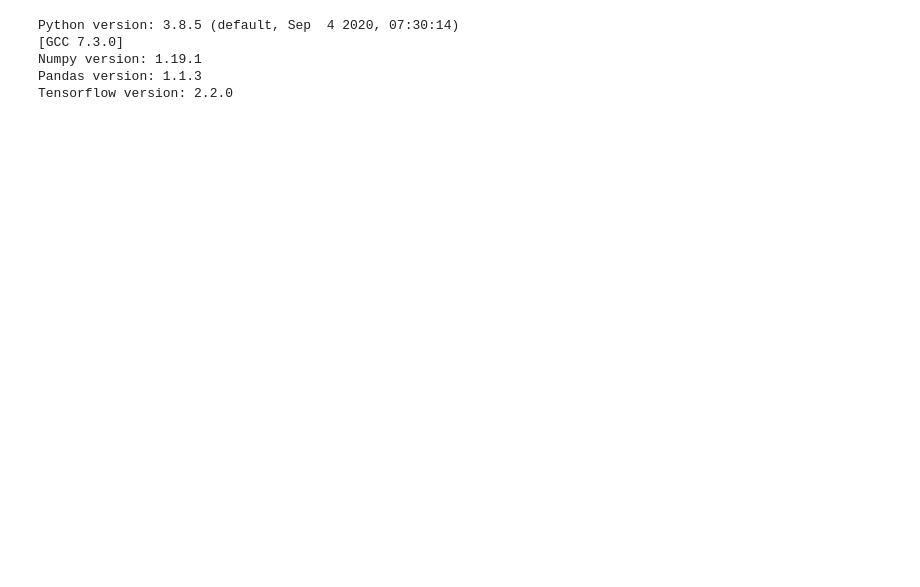
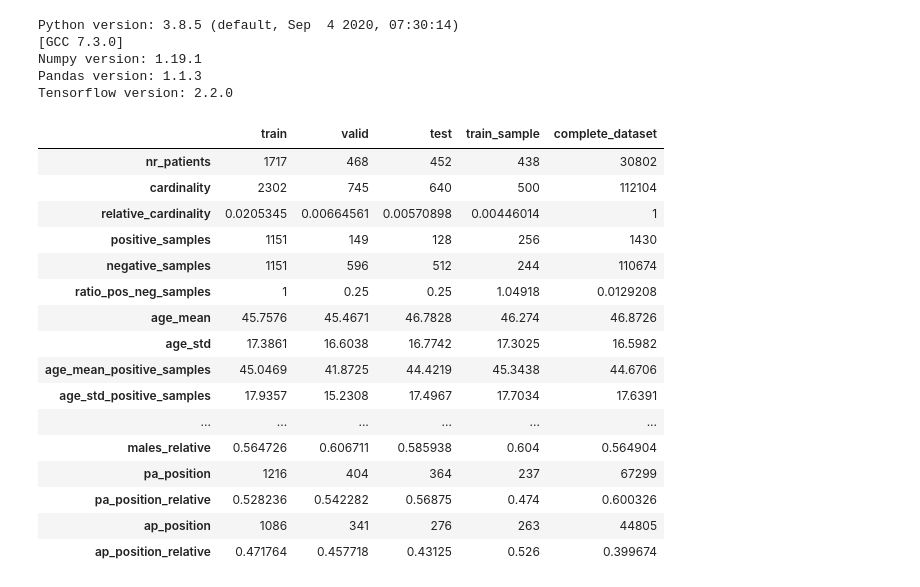
Before and after one commit to phthaloc/AIHCND_C2_Starter, a Jupyter notebook: Inference.ipynb, the cells around one changed output. Saved outputs shown, nothing was run; the diff lists cells and outputs as text; code cells hidden in the pictures; blank space fills up the shorter version.

```diff
--- a/Inference.ipynb
+++ b/Inference.ipynb
@@ -39,5 +39,25 @@ Python version: 3.8.5 (default, Sep  4 2020, 07:30:14)
 Numpy version: 1.19.1
 Pandas version: 1.1.3
 Tensorflow version: 2.2.0
+# %%
+pd.read_hdf('models/model_densenet121_1/datasets_info.hdf')
+# %% [output]
+|  | train | valid | test | train_sample | complete_dataset |
+| nr_patients | 1717 | 468 | 452 | 438 | 30802 |
+| cardinality | 2302 | 745 | 640 | 500 | 112104 |
+| relative_cardinality | 0.0205345 | 0.00664561 | 0.00570898 | 0.00446014 | 1 |
+| positive_samples | 1151 | 149 | 128 | 256 | 1430 |
+| negative_samples | 1151 | 596 | 512 | 244 | 110674 |
+| ratio_pos_neg_samples | 1 | 0.25 | 0.25 | 1.04918 | 0.0129208 |
+| age_mean | 45.7576 | 45.4671 | 46.7828 | 46.274 | 46.8726 |
+| age_std | 17.3861 | 16.6038 | 16.7742 | 17.3025 | 16.5982 |
+| age_mean_positive_samples | 45.0469 | 41.8725 | 44.4219 | 45.3438 | 44.6706 |
+| age_std_positive_samples | 17.9357 | 15.2308 | 17.4967 | 17.7034 | 17.6391 |
+| ... | ... | ... | ... | ... | ... |
+| males_relative | 0.564726 | 0.606711 | 0.585938 | 0.604 | 0.564904 |
+| pa_position | 1216 | 404 | 364 | 237 | 67299 |
+| pa_position_relative | 0.528236 | 0.542282 | 0.56875 | 0.474 | 0.600326 |
+| ap_position | 1086 | 341 | 276 | 263 | 44805 |
+| ap_position_relative | 0.471764 | 0.457718 | 0.43125 | 0.526 | 0.399674 |
 # %%
 ## location to save the models
```
Also changed, not shown: parts of 6 cells of this notebook.
